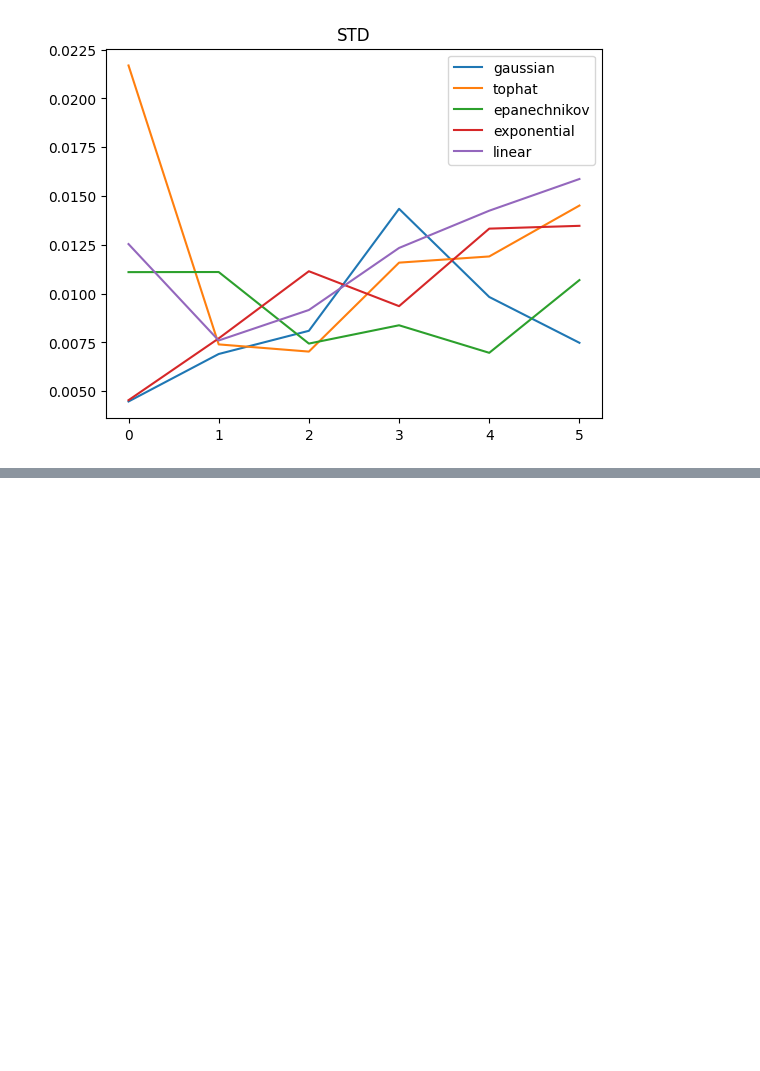
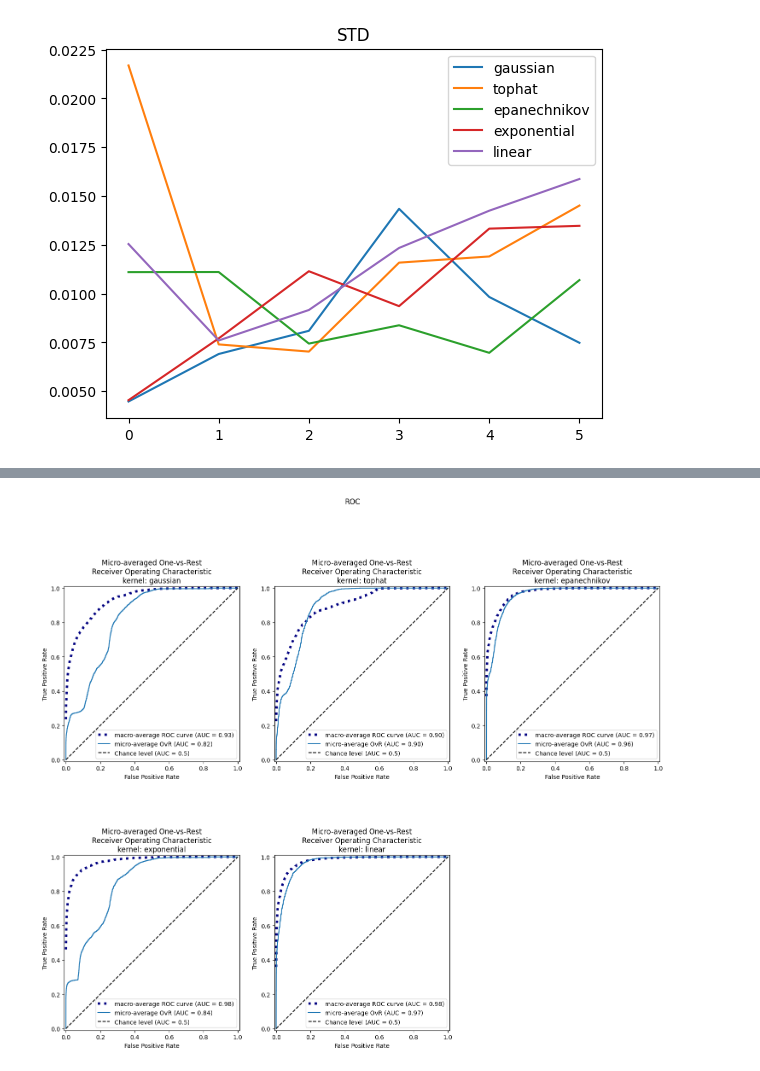
Before and after one commit to KyklyMachine/comparison-of-bayesian-classifiers, a Jupyter notebook: src/research/bm.ipynb, the cells around one changed output, grey strips where cells are left out. Saved outputs shown, nothing was run; the diff lists cells and outputs as text; code cells hidden in the pictures; blank space fills up the shorter version.

```diff
--- a/src/research/bm.ipynb
+++ b/src/research/bm.ipynb
@@ -269,0 +319,71 @@ for kernel in kernel_types:
+# %%
+from sklearn.model_selection import train_test_split
+from sklearn.metrics import RocCurveDisplay
+from sklearn.metrics import auc, roc_curve
+
+
+plt.figure(figsize=(18, 15))
+#plt.tight_layout()
+
+for i in range(len(kernel_types)):
+    ax = plt.subplot(len(kernel_types) // 2, len(kernel_types) // 2 + 1, i + 1)
+    kernel_params = {
+                    "kernel": kernel_types[i],
+                    "bandwidth": "silverman"
+                }
+    indices = np.arange(len(x))
+    X_train, X_test, y_train, y_test, indices_train, indices_test = train_test_split(x, y, indices, test_size=0.2)
+
+    bnm = BayesianNonparametricalModel(kernel_params)
+    bnm.fit(X_train, y_train)
+    y_score = bnm.predict_proba(X_test)
+
+    fpr, tpr, roc_auc = dict(), dict(), dict()
+    for j in range(bnm.n_classes):
+        fpr[j], tpr[j], _ = roc_curve(y_onehot_test[indices_test][:, j], y_score[:, j])
+        roc_auc[j] = auc(fpr[j], tpr[j])
+
+    fpr_grid = np.linspace(0.0, 1.0, 1000)
+
+    # Interpolate all ROC curves at these points
+    mean_tpr = np.zeros_like(fpr_grid)
+
+    for j in range(bnm.n_classes):
+        mean_tpr += np.interp(fpr_grid, fpr[j], tpr[j])  # linear interpolation
+
+    # Average it and compute AUC
+    mean_tpr /= bnm.n_classes
+
+    fpr["macro"] = fpr_grid
+    tpr["macro"] = mean_tpr
+    roc_auc["macro"] = auc(fpr["macro"], tpr["macro"])
+
+    plt.plot(
+    fpr["macro"],
+    tpr["macro"],
+    label=f"macro-average ROC curve (AUC = {roc_auc['macro']:.2f})",
+    color="navy",
+    linestyle=":",
+    linewidth=4,
+    )
+
+    #fpr, tpr, thresholds = metrics.roc_curve(y_test, pred_proba, pos_label=2)
+    display = RocCurveDisplay.from_predictions(
+        y_onehot_test[indices_test].ravel(),
+        y_score.ravel(),
+        plot_chance_level=True,
+        ax=ax,
+        name="micro-average OvR"
+    )
+
+    _ = display.ax_.set(
+        xlabel="False Positive Rate",
+        ylabel="True Positive Rate",
+        title=f"Micro-averaged One-vs-Rest\nReceiver Operating Characteristic\nkernel: {kernel_types[i]}",
+    )
+
+
+plt.suptitle("ROC")
+plt.show()
+# %% [output]
+[figure, added]
```
Also changed, not shown: parts of 15 cells of this notebook.
